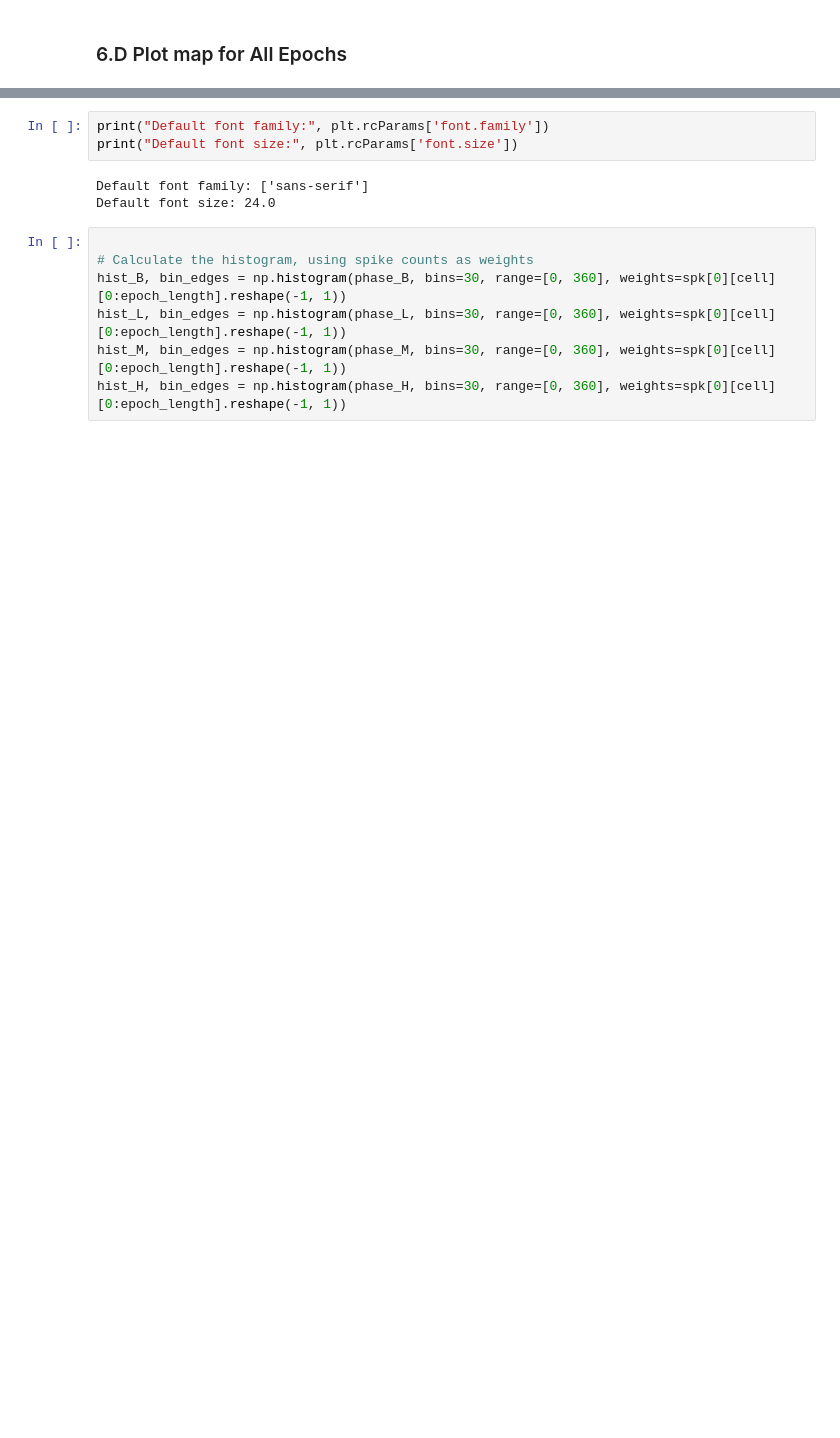
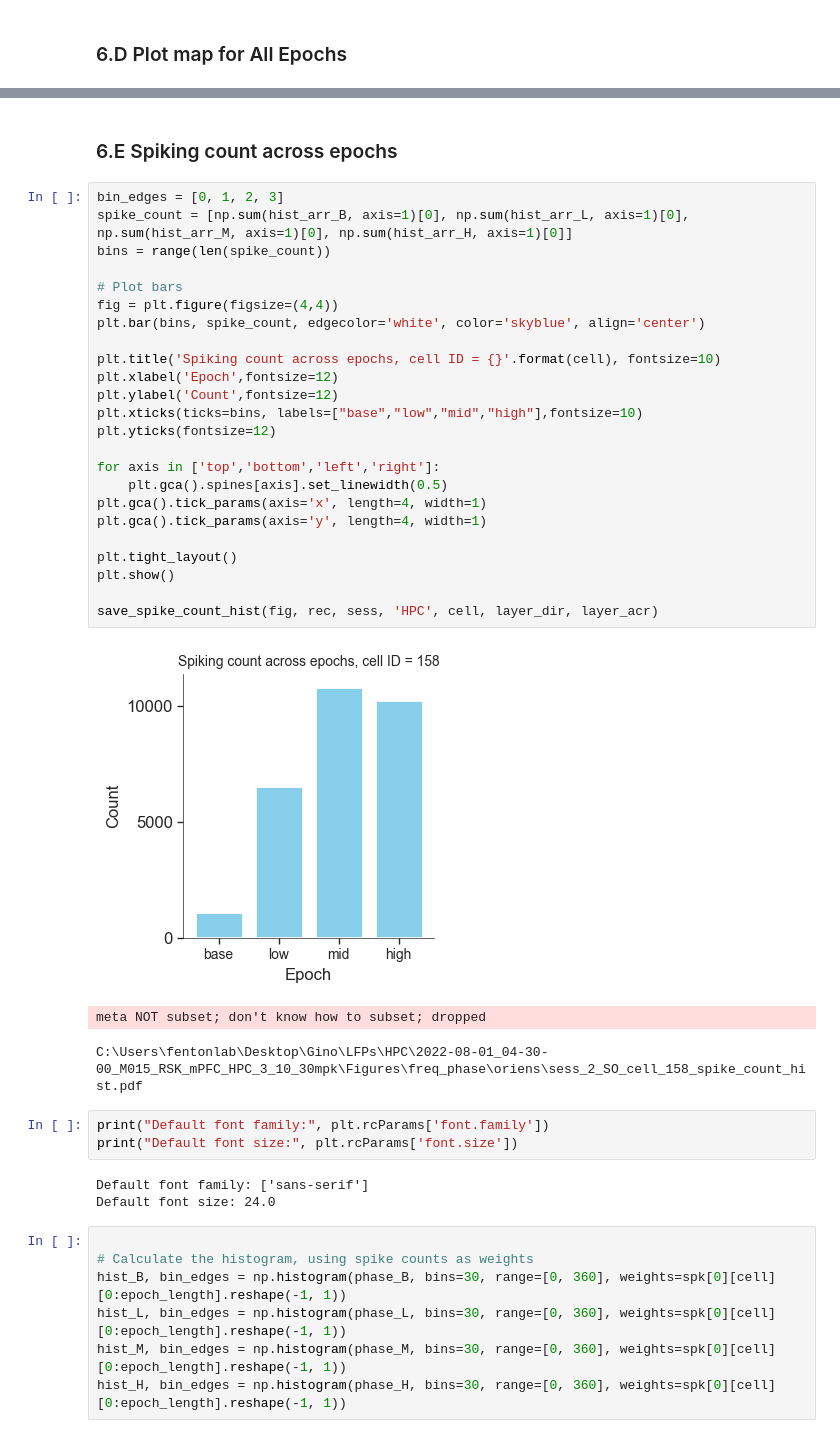
Before and after one commit to gdelfe/Ketamine_effects_on_the_brain, a Jupyter notebook: python/Place_cells_spike_analysis.ipynb, the cells around one changed output, grey strips where cells are left out. Drawn from its saved outputs; the diff is of its cells as text; blank space fills up the shorter version.

```diff
--- a/python/Place_cells_spike_analysis.ipynb
+++ b/python/Place_cells_spike_analysis.ipynb
@@ -1330,3 +1351,33 @@ norm
+# %% [markdown]
+### 6.E Spiking count across epochs
+# %%
+bin_edges = [0, 1, 2, 3]
+spike_count = [np.sum(hist_arr_B, axis=1)[0], np.sum(hist_arr_L, axis=1)[0], np.sum(hist_arr_M, axis=1)[0], np.sum(hist_arr_H, axis=1)[0]]
+bins = range(len(spike_count))
+
+# Plot bars
+fig = plt.figure(figsize=(4,4))
+plt.bar(bins, spike_count, edgecolor='white', color='skyblue', align='center')
+
+plt.title('Spiking count across epochs, cell ID = {}'.format(cell), fontsize=10)
+plt.xlabel('Epoch',fontsize=12)
+plt.ylabel('Count',fontsize=12)
+plt.xticks(ticks=bins, labels=["base","low","mid","high"],fontsize=10)
+plt.yticks(fontsize=12)
+
+for axis in ['top','bottom','left','right']:
+    plt.gca().spines[axis].set_linewidth(0.5)
+plt.gca().tick_params(axis='x', length=4, width=1)
+plt.gca().tick_params(axis='y', length=4, width=1)
+
+plt.tight_layout()
+plt.show()
+
+save_spike_count_hist(fig, rec, sess, 'HPC', cell, layer_dir, layer_acr)
+# %% [output]
+[figure, added]
+meta NOT subset; don't know how to subset; dropped
+C:\Users\fentonlab\Desktop\Gino\LFPs\HPC\2022-08-01_04-30-00_M015_RSK_mPFC_HPC_3_10_30mpk\Figures\freq_phase\oriens\sess_2_SO_cell_158_spike_count_hist.pdf
 # %%
 print("Default font family:", plt.rcParams['font.family'])
 print("Default font size:", plt.rcParams['font.size'])
```
Also changed, not shown: parts of 33 cells of this notebook, 7 other files.
